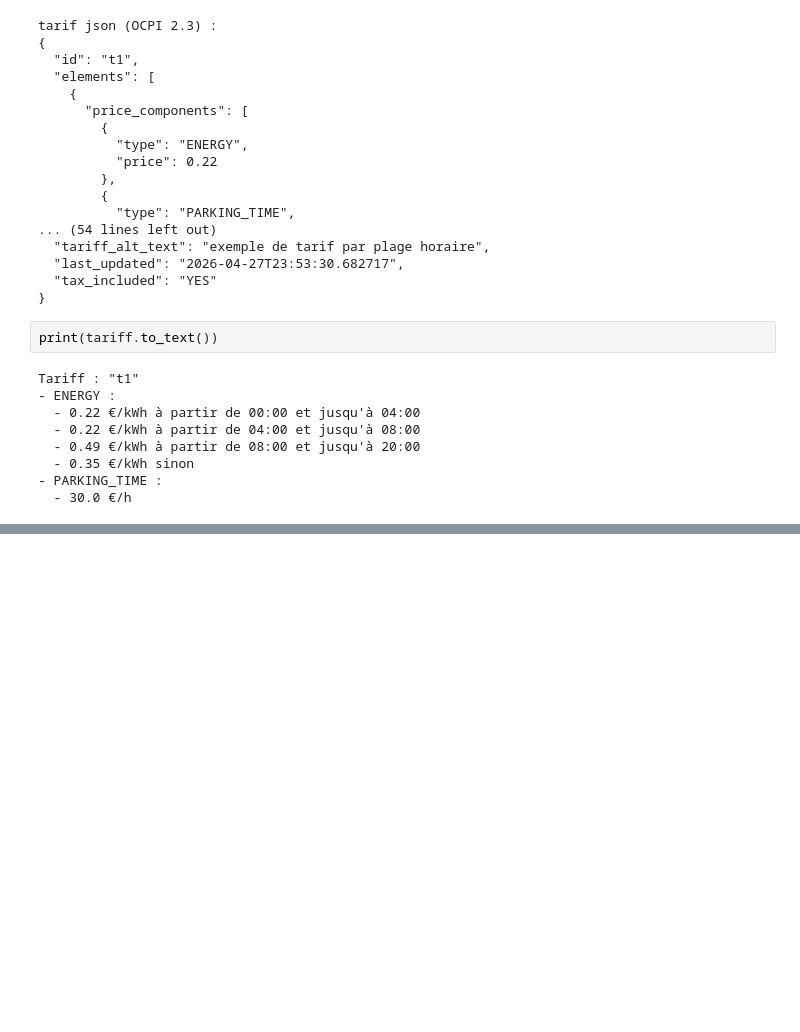
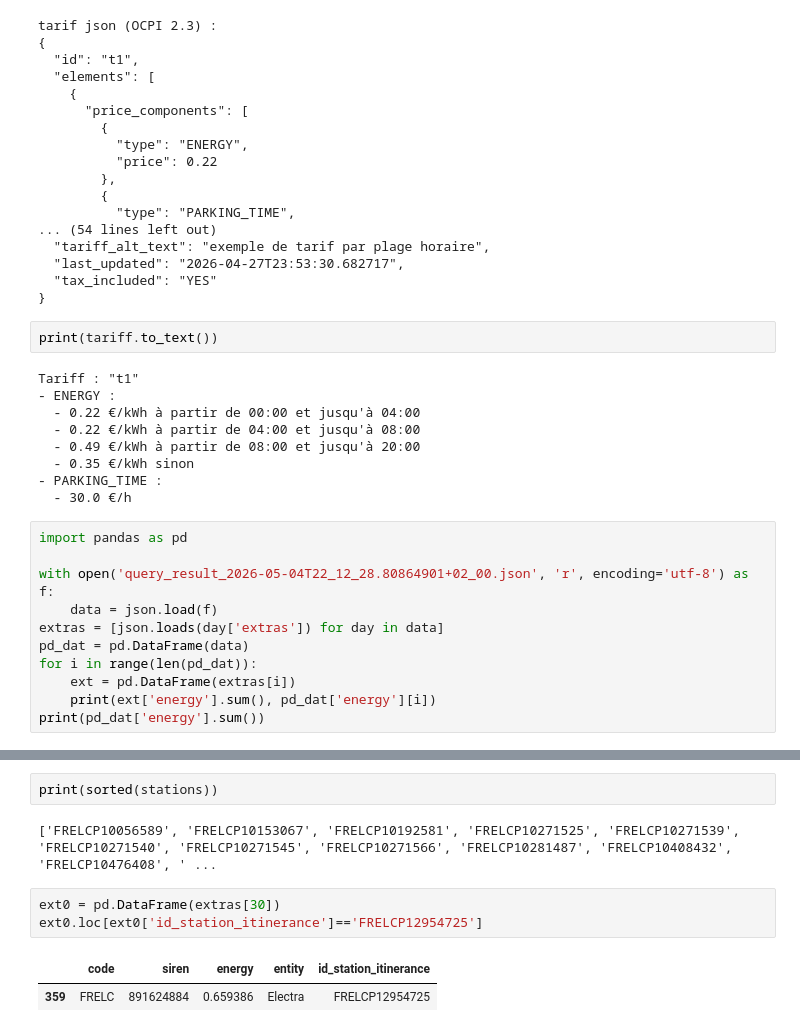
Before and after one commit to loco-philippe/IRVE, a Jupyter notebook: OCPI/examples/example.ipynb, the cells around one changed output, grey strips where cells are left out. Drawn from its saved outputs; the diff is of its cells as text; blank space fills up the shorter version.

```diff
--- a/OCPI/examples/example.ipynb
+++ b/OCPI/examples/example.ipynb
@@ -326,3 +326,14 @@ Tariff : "t1"
   - 0.35 €/kWh sinon
 - PARKING_TIME :
   - 30.0 €/h
+# %%
+import pandas as pd
+
+with open('query_result_2026-05-04T22_12_28.80864901+02_00.json', 'r', encoding='utf-8') as f:
+    data = json.load(f)
+extras = [json.loads(day['extras']) for day in data]
+pd_dat = pd.DataFrame(data)
+for i in range(len(pd_dat)):
+    ext = pd.DataFrame(extras[i])
+    print(ext['energy'].sum(), pd_dat['energy'][i])
+print(pd_dat['energy'].sum())
@@ -328,0 +371,10 @@ Tariff : "t1"
+# %%
+print(sorted(stations))
+# %% [output]
+['FRELCP10056589', 'FRELCP10153067', 'FRELCP10192581', 'FRELCP10271525', 'FRELCP10271539', 'FRELCP10271540', 'FRELCP10271545', 'FRELCP10271566', 'FRELCP10281487', 'FRELCP10408432', 'FRELCP10476408', ' ...
+# %%
+ext0 = pd.DataFrame(extras[30])
+ext0.loc[ext0['id_station_itinerance']=='FRELCP12954725']
+# %% [output]
+|  | code | siren | energy | entity | id_station_itinerance |
+| 359 | FRELC | 891624884 | 0.659386 | Electra | FRELCP12954725 |
```
Also changed, not shown: parts of 3 cells of this notebook, 4 other files.
